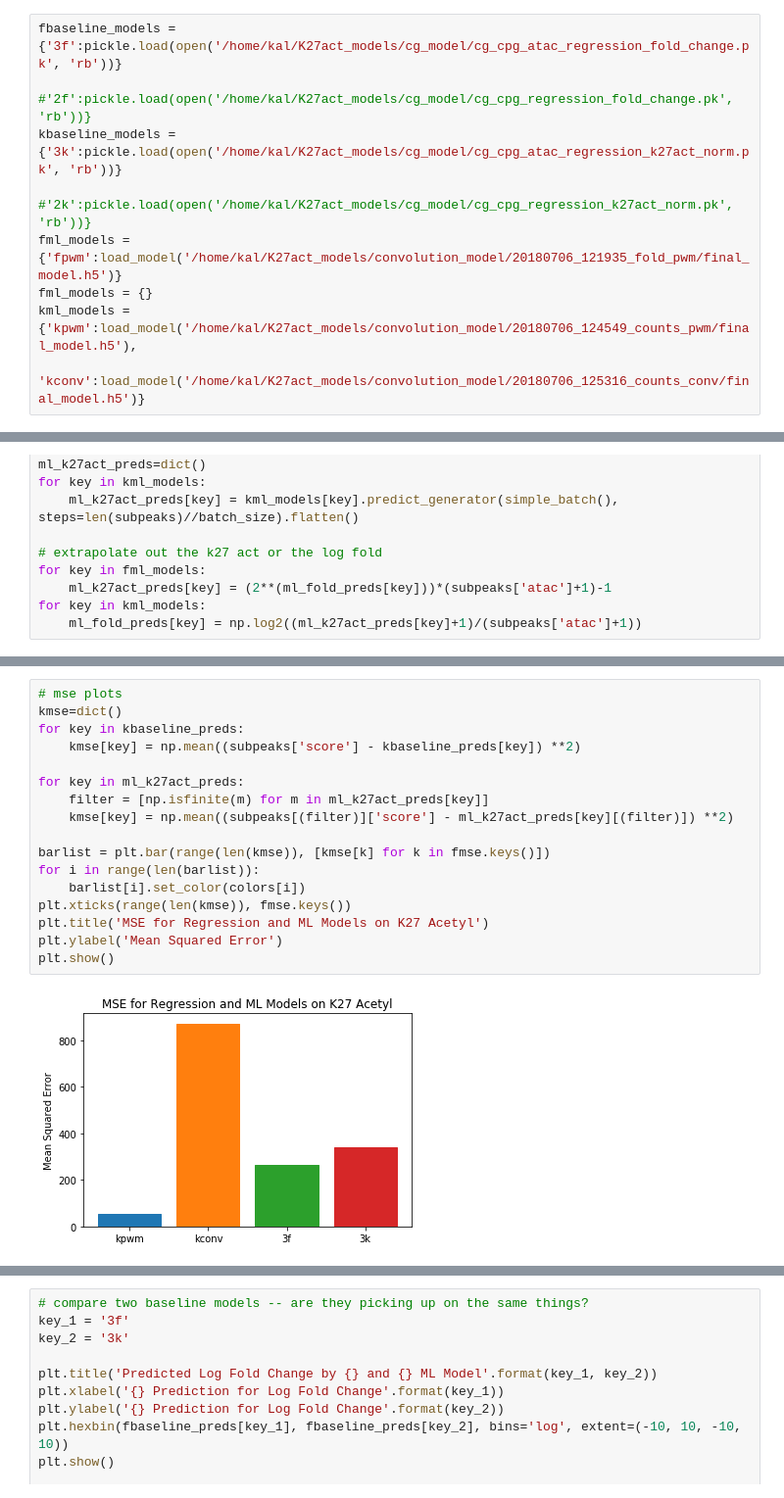
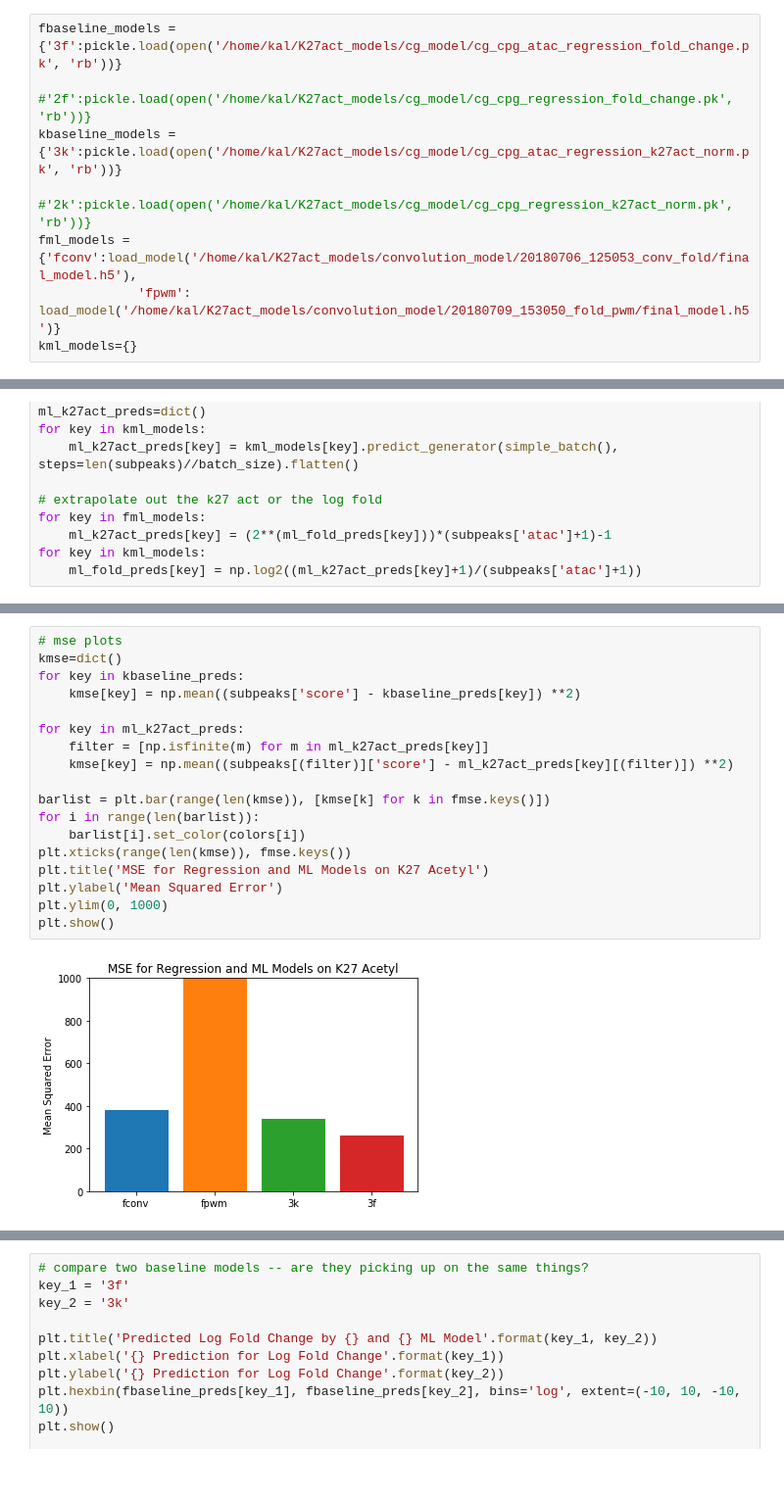
Before and after one commit to kal26/Acessibility_Models, a Jupyter notebook: compare_models.ipynb, the cells around one changed output, grey strips where cells are left out. Shown: that part at 98% size. Cells and saved outputs as stored; diff of their text form.

Commit message:
model comparisons

```diff
--- a/compare_models.ipynb
+++ b/compare_models.ipynb
@@ -43,10 +43,9 @@ fbaseline_models = {'3f':pickle.load(open('/home/kal/K27act_models/cg_model/cg_c
                    #'2f':pickle.load(open('/home/kal/K27act_models/cg_model/cg_cpg_regression_fold_change.pk', 'rb'))}
 kbaseline_models = {'3k':pickle.load(open('/home/kal/K27act_models/cg_model/cg_cpg_atac_regression_k27act_norm.pk', 'rb'))}
                    #'2k':pickle.load(open('/home/kal/K27act_models/cg_model/cg_cpg_regression_k27act_norm.pk', 'rb'))}
-fml_models = {'fpwm':load_model('/home/kal/K27act_models/convolution_model/20180706_121935_fold_pwm/final_model.h5')}
-fml_models = {}
-kml_models = {'kpwm':load_model('/home/kal/K27act_models/convolution_model/20180706_124549_counts_pwm/final_model.h5'),
-             'kconv':load_model('/home/kal/K27act_models/convolution_model/20180706_125316_counts_conv/final_model.h5')}
+fml_models = {'fconv':load_model('/home/kal/K27act_models/convolution_model/20180706_125053_conv_fold/final_model.h5'),
+             'fpwm': load_model('/home/kal/K27act_models/convolution_model/20180709_153050_fold_pwm/final_model.h5')}
+kml_models={}
 # %%
 #load in data
 peaks_path = '/home/kal/K27act_models/GM_data/k27act_training_regions.bed'
@@ -192,22 +193,23 @@ plt.show()
 # %%
 # mse plots
 kmse=dict()
 for key in kbaseline_preds:
     kmse[key] = np.mean((subpeaks['score'] - kbaseline_preds[key]) **2)
 
 for key in ml_k27act_preds:
     filter = [np.isfinite(m) for m in ml_k27act_preds[key]]
     kmse[key] = np.mean((subpeaks[(filter)]['score'] - ml_k27act_preds[key][(filter)]) **2)
 
 barlist = plt.bar(range(len(kmse)), [kmse[k] for k in fmse.keys()])
 for i in range(len(barlist)):
     barlist[i].set_color(colors[i])
 plt.xticks(range(len(kmse)), fmse.keys())
 plt.title('MSE for Regression and ML Models on K27 Acetyl')
 plt.ylabel('Mean Squared Error')
+plt.ylim(0, 1000)
 plt.show()
 # %% [output]
-[figure, old version]
+[figure, new version]
 # %%
 # pr curve
 p_base=dict()
```
Also changed, not shown: parts of 6 cells of this notebook, 7 other files.
